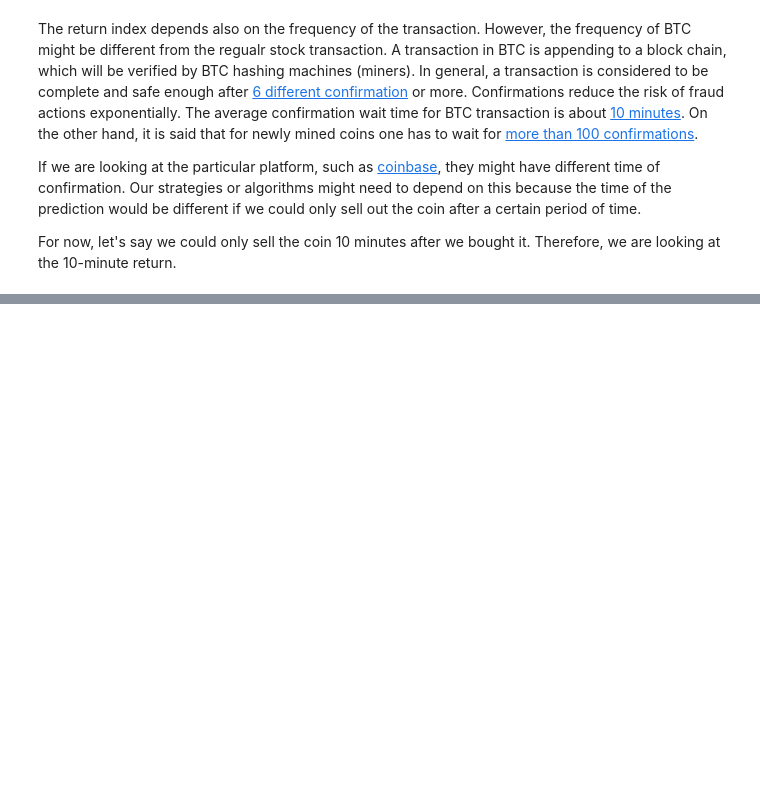
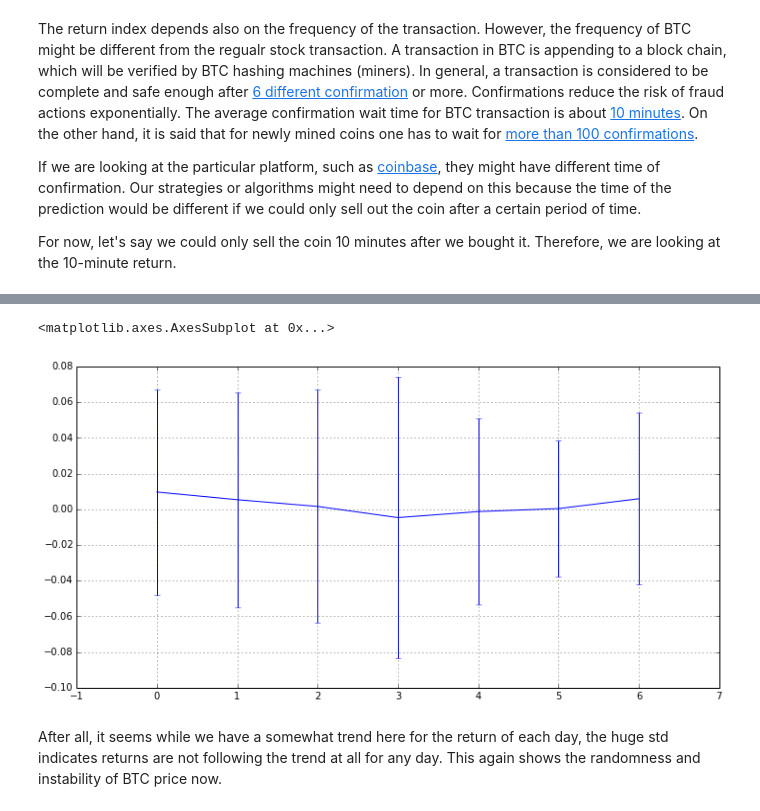
Before and after one commit to yyl/btc-price-analysis, a Jupyter notebook: basics.ipynb, the cells around one changed output, grey strips where cells are left out. Drawn from its saved outputs; the diff is of its cells as text; code cells hidden in the pictures; blank space fills up the shorter version.

```diff
--- a/basics.ipynb
+++ b/basics.ipynb
@@ -108,0 +171,10 @@ For now, let's say we could only sell the coin 10 minutes after we bought it. Th
+# %%
+dataohlc = data.resample('d', how='ohlc')
+# %%
+datapct_groupby = dataohlc['price']['close'].pct_change().groupby(dataohlc.index.weekday)
+datapct_groupby.mean().plot(yerr=datapct_groupby.std(), xlim=[-1,7])
+# %% [output]
+<matplotlib.axes.AxesSubplot at 0x...>
+[figure, added]
+# %% [markdown]
+After all, it seems while we have a somewhat trend here for the return of each day, the huge std indicates returns are not following the trend at all for any day. This again shows the randomness and instability of BTC price now.
```
Also changed, not shown: parts of 17 cells of this notebook, 1 other file.
